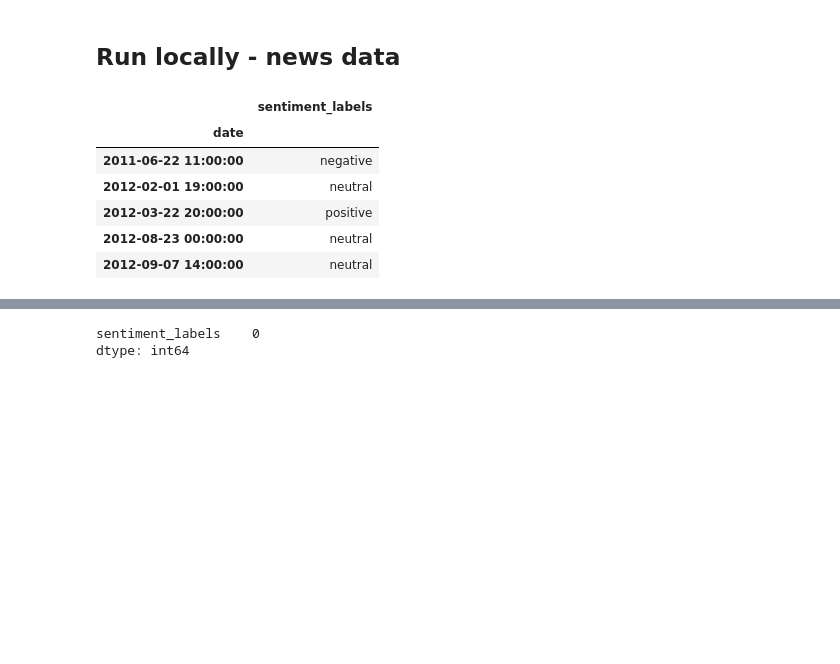
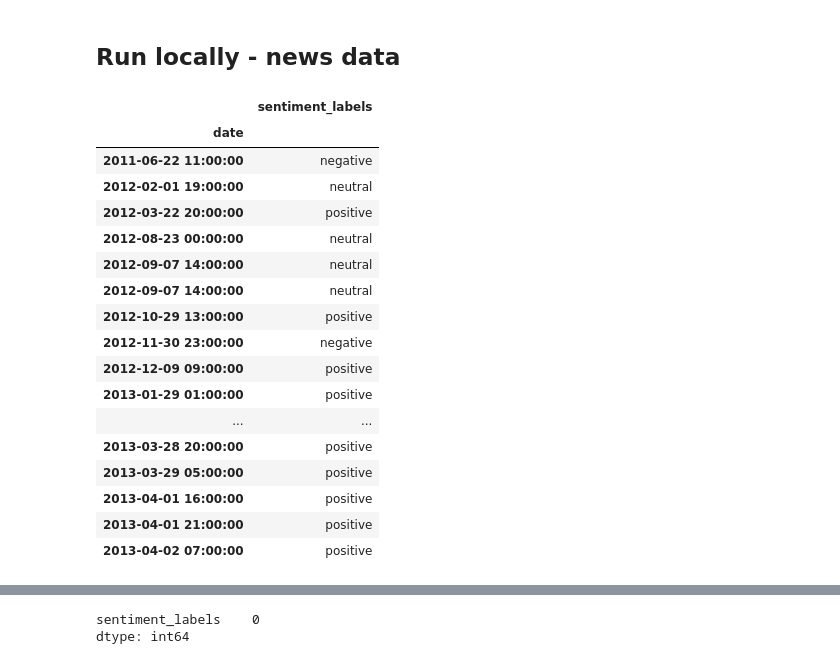
Before and after one commit to alexzheng123/EC331-project, a Jupyter notebook: code/bitcoin_news_wrangling_2.ipynb, the cells around one changed output, grey strips where cells are left out. Saved outputs shown, nothing was run; the diff lists cells and outputs as text; code cells hidden in the pictures; blank space fills up the shorter version.

```diff
--- a/code/bitcoin_news_wrangling_2.ipynb
+++ b/code/bitcoin_news_wrangling_2.ipynb
@@ -27,13 +27,24 @@ def wrangle(path):
 # %%
 df = wrangle("/Users/alexzheng/Developer/GitHub/EC331-project/data/bitcoin_news_data.csv")
 # %%
-df.head()
+df.head(20)
 # %% [output]
 |  | sentiment_labels |
 | date |  |
 | 2011-06-22 11:00:00 | negative |
 | 2012-02-01 19:00:00 | neutral |
 | 2012-03-22 20:00:00 | positive |
 | 2012-08-23 00:00:00 | neutral |
 | 2012-09-07 14:00:00 | neutral |
+| 2012-09-07 14:00:00 | neutral |
+| 2012-10-29 13:00:00 | positive |
+| 2012-11-30 23:00:00 | negative |
+| 2012-12-09 09:00:00 | positive |
+| 2013-01-29 01:00:00 | positive |
+| ... | ... |
+| 2013-03-28 20:00:00 | positive |
+| 2013-03-29 05:00:00 | positive |
+| 2013-04-01 16:00:00 | positive |
+| 2013-04-01 21:00:00 | positive |
+| 2013-04-02 07:00:00 | positive |
 # %%
```
Also changed, not shown: parts of 5 cells of this notebook, 2 other files.
